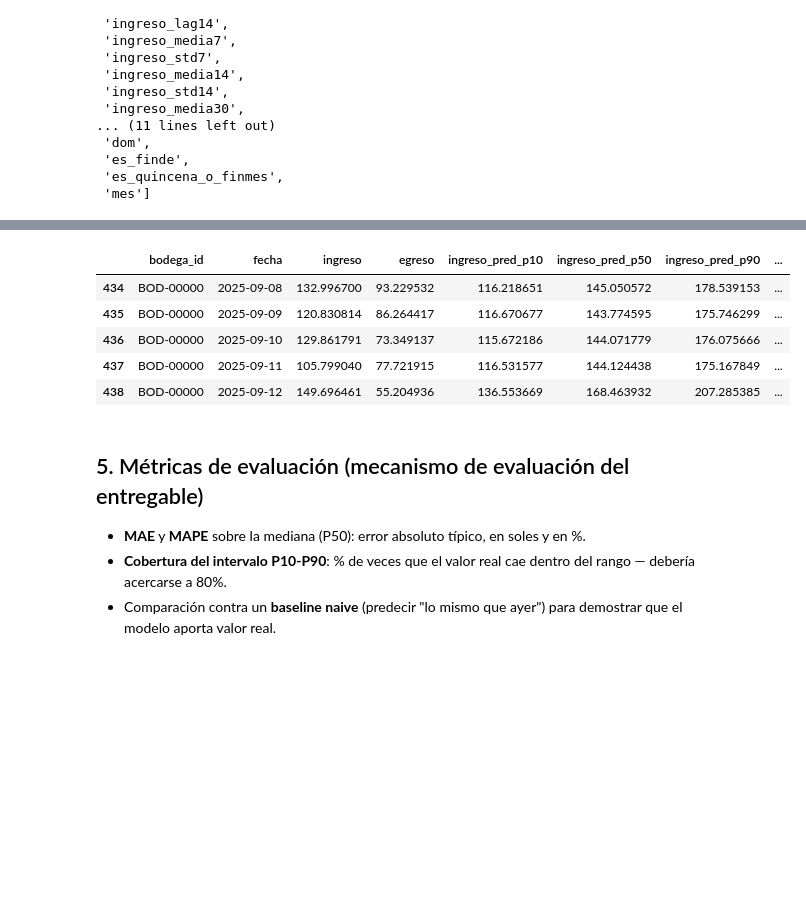
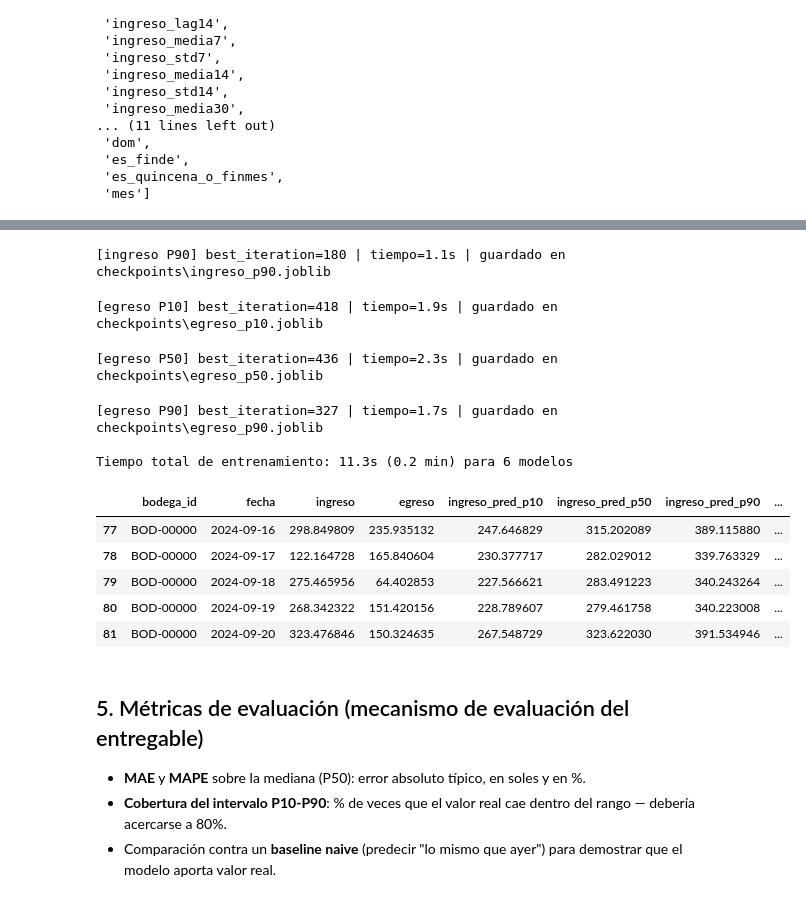
Before and after one commit to 24pedro24daniel-prog/Hackathon_BBVA_Equipo_7, a Jupyter notebook: modelo/modelo_ingreso_egreso_lightgbm.ipynb, the cells around one changed output, grey strips where cells are left out. Drawn from its saved outputs; the diff is of its cells as text; code cells hidden in the pictures; blank space fills up the shorter version.

```diff
--- a/modelo/modelo_ingreso_egreso_lightgbm.ipynb
+++ b/modelo/modelo_ingreso_egreso_lightgbm.ipynb
@@ -33,8 +33,8 @@ Se simulan **N_BODEGAS bodegueros** (pymes no bancarizadas) durante **N_DIAS dí
 
 Esto es **data sintética declarada como tal** (no real de BBVA), con supuestos documentados abajo para la justificación de realismo pedida en el reto.
 # %%
-N_BODEGAS = 3000      # "miles de bodegueros"
-N_DIAS = 540          # ~18 meses de historia por bodega
+N_BODEGAS = 1200      # "miles de bodegueros" (reducido para training rapido en hackathon)
+N_DIAS = 120          # ~4 meses de historia por bodega (reducido para training rapido)
 FECHA_INICIO = pd.Timestamp("2024-06-01")
 
 fechas = pd.date_range(FECHA_INICIO, periods=N_DIAS, freq="D")
@@ -183,10 +183,14 @@ print(df.shape)
 Se separa por **fecha de corte**, no aleatoriamente: el modelo entrena con el pasado y predice el futuro, igual que en producción. Esto evita fuga de información (data leakage) y es más honesto para el jurado.
 # %%
 FECHA_CORTE = df["fecha"].quantile(0.85)
-train = df[df["fecha"] <= FECHA_CORTE]
+FECHA_CORTE_VAL = df["fecha"].quantile(0.75)  # 10% del rango sirve de validación (early stopping)
+
+train_full = df[df["fecha"] <= FECHA_CORTE]
+val = train_full[train_full["fecha"] > FECHA_CORTE_VAL]
+train = train_full[train_full["fecha"] <= FECHA_CORTE_VAL]
 test = df[df["fecha"] > FECHA_CORTE]
 
-print(f"Corte: {FECHA_CORTE.date()}")
-print(f"Train: {train.shape[0]:,} filas | Test: {test.shape[0]:,} filas")
+print(f"Corte val/train: {FECHA_CORTE_VAL.date()} | Corte train/test: {FECHA_CORTE.date()}")
+print(f"Train: {train.shape[0]:,} filas | Val: {val.shape[0]:,} filas | Test: {test.shape[0]:,} filas")
 print(f"Bodegas en train: {train['bodega_id'].nunique():,} | en test: {test['bodega_id'].nunique():,}")
 # %% [output]
@@ -198,7 +202,7 @@ FEATURES = [c for c in df.columns if c not in
             ["bodega_id", "fecha", "ingreso", "egreso", "ingreso_base", "antiguedad_meses"]]
 CATEGORICAS = ["rubro", "zona"]
 
-X_train, X_test = train[FEATURES], test[FEATURES]
+X_train, X_val, X_test = train[FEATURES], val[FEATURES], test[FEATURES]
 print(f"N features: {len(FEATURES)}")
 FEATURES
 # %% [output]
@@ -228,7 +237,14 @@ El cuantil P50 es la predicción puntual; P10/P90 dan un **intervalo de confianz
 # %%
+import os
+import time
+import joblib
+
+CHECKPOINT_DIR = "checkpoints"
+os.makedirs(CHECKPOINT_DIR, exist_ok=True)
+
 PARAMS_BASE = dict(
     objective="quantile",
-    n_estimators=400,
+    n_estimators=2000,       # tope alto: early stopping decide cuándo parar en la práctica
     learning_rate=0.05,
     num_leaves=31,
     min_child_samples=30,
@@ -236,21 +252,54 @@ PARAMS_BASE = dict(
     verbosity=-1,
 )
 
+EARLY_STOPPING_ROUNDS = 50   # patience: rondas sin mejora en validación antes de detener
+
 QUANTILES = [0.1, 0.5, 0.9]
 TARGETS = ["ingreso", "egreso"]
 
 modelos = {}
+tiempos = {}
 predicciones_test = test[["bodega_id", "fecha", "ingreso", "egreso"]].copy()
+
+t_total_inicio = time.time()
 
 for target in TARGETS:
     y_train = train[target]
+    y_val = val[target]
     for q in QUANTILES:
-        params = {**PARAMS_BASE, "alpha": q}
-        model = lgb.LGBMRegressor(**params)
-        model.fit(X_train, y_train, categorical_feature=CATEGORICAS)
+        checkpoint_path = os.path.join(CHECKPOINT_DIR, f"{target}_p{int(q*100)}.joblib")
+
+        if os.path.exists(checkpoint_path):
+            # Autoguardado: si ya existe el checkpoint de una corrida anterior, se reutiliza
+            model = joblib.load(checkpoint_path)
+            tiempos[(target, q)] = 0.0
+            print(f"[{target} P{int(q*100)}] cargado desde checkpoint ({checkpoint_path})")
+        else:
+            params = {**PARAMS_BASE, "alpha": q}
+            model = lgb.LGBMRegressor(**params)
+
+            t0 = time.time()
+            model.fit(
+                X_train, y_train,
+                eval_set=[(X_val, y_val)],
+                eval_metric="quantile",
+                categorical_feature=CATEGORICAS,
+                callbacks=[lgb.early_stopping(EARLY_STOPPING_ROUNDS, verbose=False)],
+            )
+            elapsed = time.time() - t0
+            tiempos[(target, q)] = elapsed
+
+            joblib.dump(model, checkpoint_path)  # checkpoint / autoguardado inmediato
+            print(f"[{target} P{int(q*100)}] best_iteration={model.best_iteration_} | "
+                  f"tiempo={elapsed:.1f}s | guardado en {checkpoint_path}")
+
         modelos[(target, q)] = model
         col = f"{target}_pred_p{int(q*100)}"
         predicciones_test[col] = model.predict(X_test)
 
+t_total = time.time() - t_total_inicio
+print(f"\nTiempo total de entrenamiento: {t_total:.1f}s "
+      f"({t_total/60:.1f} min) para {len(modelos)} modelos")
+
 predicciones_test.head()
 # %% [output]
@@ -257,9 +308,15 @@ predicciones_test.head()
+[ingreso P90] best_iteration=180 | tiempo=1.1s | guardado en checkpoints\ingreso_p90.joblib
+[egreso P10] best_iteration=418 | tiempo=1.9s | guardado en checkpoints\egreso_p10.joblib
+[egreso P50] best_iteration=436 | tiempo=2.3s | guardado en checkpoints\egreso_p50.joblib
+[egreso P90] best_iteration=327 | tiempo=1.7s | guardado en checkpoints\egreso_p90.joblib
+
+Tiempo total de entrenamiento: 11.3s (0.2 min) para 6 modelos
 |  | bodega_id | fecha | ingreso | egreso | ingreso_pred_p10 | ingreso_pred_p50 | ingreso_pred_p90 | ... |
-| 434 | BOD-00000 | 2025-09-08 | 132.996700 | 93.229532 | 116.218651 | 145.050572 | 178.539153 | ... |
-| 435 | BOD-00000 | 2025-09-09 | 120.830814 | 86.264417 | 116.670677 | 143.774595 | 175.746299 | ... |
-| 436 | BOD-00000 | 2025-09-10 | 129.861791 | 73.349137 | 115.672186 | 144.071779 | 176.075666 | ... |
-| 437 | BOD-00000 | 2025-09-11 | 105.799040 | 77.721915 | 116.531577 | 144.124438 | 175.167849 | ... |
-| 438 | BOD-00000 | 2025-09-12 | 149.696461 | 55.204936 | 136.553669 | 168.463932 | 207.285385 | ... |
+| 77 | BOD-00000 | 2024-09-16 | 298.849809 | 235.935132 | 247.646829 | 315.202089 | 389.115880 | ... |
+| 78 | BOD-00000 | 2024-09-17 | 122.164728 | 165.840604 | 230.377717 | 282.029012 | 339.763329 | ... |
+| 79 | BOD-00000 | 2024-09-18 | 275.465956 | 64.402853 | 227.566621 | 283.491223 | 340.243264 | ... |
+| 80 | BOD-00000 | 2024-09-19 | 268.342322 | 151.420156 | 228.789607 | 279.461758 | 340.223008 | ... |
+| 81 | BOD-00000 | 2024-09-20 | 323.476846 | 150.324635 | 267.548729 | 323.622030 | 391.534946 | ... |
 # %% [markdown]
 ## 5. Métricas de evaluación (mecanismo de evaluación del entregable)
 
```
Also changed, not shown: parts of 11 cells of this notebook, 1 other file.
